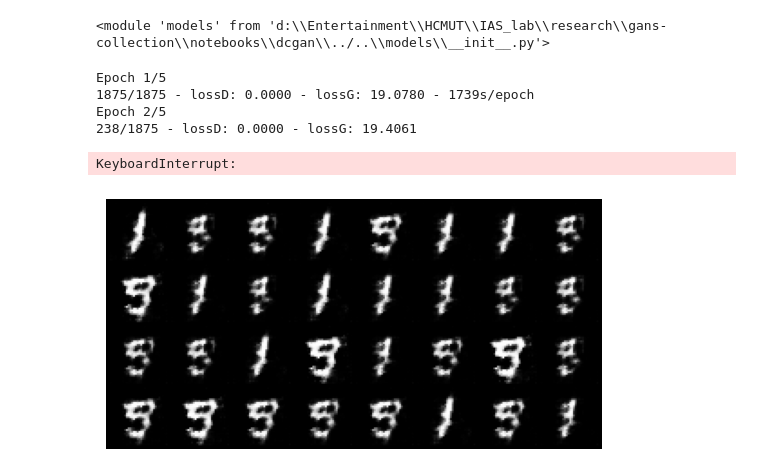
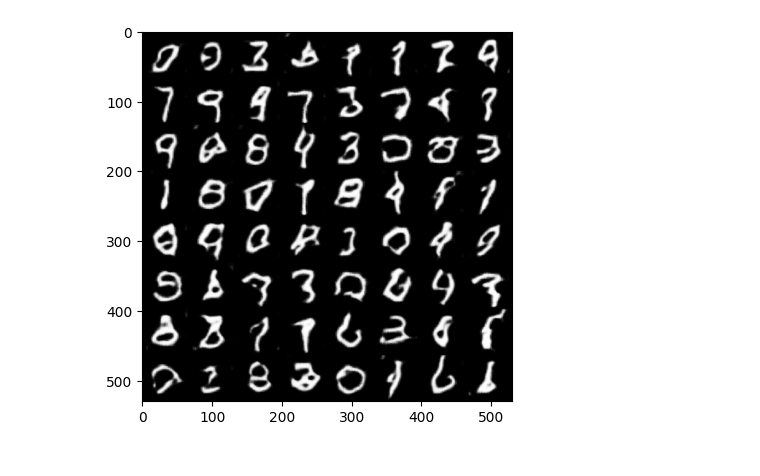
Before and after one commit to hungle45/gans-collection, a Jupyter notebook: notebooks/dcgan/dcgan_mnist.ipynb, the cells around one changed output. Saved outputs shown, nothing was run; the diff lists cells and outputs as text; code cells hidden in the pictures.

```diff
--- a/notebooks/dcgan/dcgan_mnist.ipynb
+++ b/notebooks/dcgan/dcgan_mnist.ipynb
@@ -15,20 +15,17 @@ from models import DCGanGenerator, DCGanDiscriminator, DCGanTrainer
-# %%
-import importlib
-importlib.reload(sys.modules['models'])
-# %% [output]
-<module 'models' from 'd:\\Entertainment\\HCMUT\\IAS_lab\\research\\gans-collection\\notebooks\\dcgan\\../..\\models\\__init__.py'>
 # %%
-BATCH_SIZE = 32
+BATCH_SIZE = 64
 Z_DIM = 100
-IM_SHAPE = (1,32,32)
+IM_SHAPE = (1,64,64)
 FEATURES_D = 128
 FEATURES_G = 128
-EPOCHS = 5
+EPOCHS = 10
+CRITIC_INTERATIONS = 1
 # %%
 custom_transforms = Compose([
     ToTensor(),
-    Resize(IM_SHAPE[-1], antialias=True),
-    ConvertImageDtype(torch.float32)
+    Resize(IM_SHAPE[-1], antialias=None),
+    ConvertImageDtype(torch.float32),
+    Normalize(0.5, 0.5)
 ])
 
 dataset = datasets.MNIST(
@@ -38,18 +35,11 @@ loader = DataLoader(dataset, batch_size=BATCH_SIZE, shuffle=True)
 # %%
 generator = DCGanGenerator(Z_DIM, IM_SHAPE, FEATURES_G).to(device)
 discriminator =  DCGanDiscriminator(IM_SHAPE, FEATURES_D).to(device)
-DCGanTrainer(EPOCHS, generator, discriminator, loader, device=device)
+DCGanTrainer(EPOCHS, generator, discriminator, loader, CRITIC_INTERATIONS, device=device)
-# %% [output]
-Epoch 1/5
-1875/1875 - lossD: 0.0000 - lossG: 19.0780 - 1739s/epoch
-Epoch 2/5
-238/1875 - lossD: 0.0000 - lossG: 19.4061
-KeyboardInterrupt:
 # %%
 noise = torch.randn([BATCH_SIZE, Z_DIM]).to(device)
-img = make_grid(generator(noise)).detach().cpu().numpy().transpose([1,2,0])
+img = make_grid(generator(noise), normalize=True).detach().cpu().numpy().transpose([1,2,0])
 plt.imshow(img,vmin=0, vmax=1, cmap='gray')
-plt.axis('off')
 plt.show()
 # %% [output]
-[figure, old version]
+[figure, new version]
```
Also changed, not shown: parts of 2 cells of this notebook, 38 other files.
